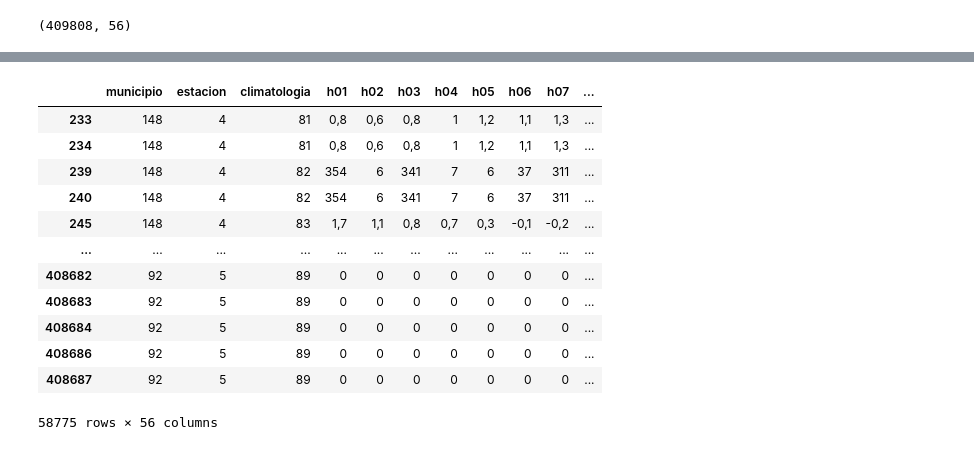
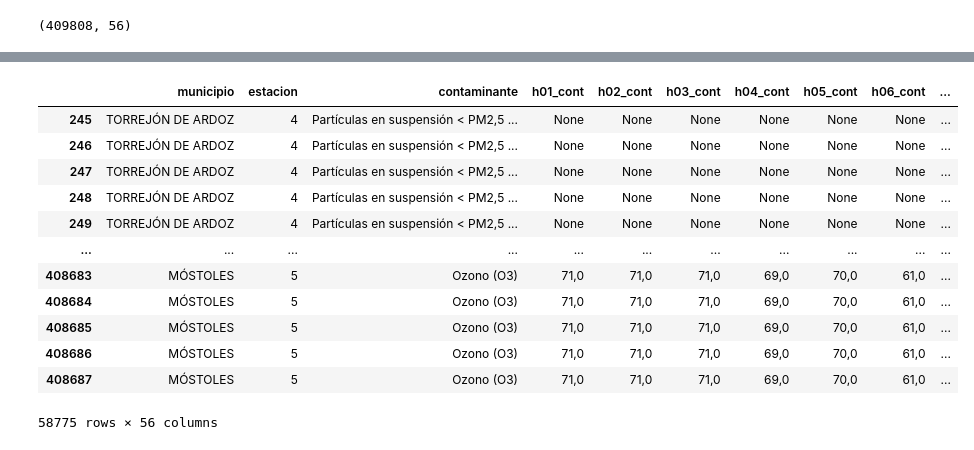
Before and after one commit to Yakondra/Final-project-air-quality, a Jupyter notebook: src/air_quality_2.ipynb, the cells around one changed output, grey strips where cells are left out. Drawn from its saved outputs; the diff is of its cells as text; code cells hidden in the pictures.

```diff
--- a/src/air_quality_2.ipynb
+++ b/src/air_quality_2.ipynb
@@ -169,23 +352,22 @@ h24              2373
 fecha               0
 dtype: int64
-# %%
-# Ver las filas que contienen al menos un valor nulo en el DataFrame air_quality
-filas_con_nulos = air_quality[air_quality.isnull().any(axis=1)]
-filas_con_nulos
-# %% [output]
-|  | municipio | estacion | climatologia | h01 | h02 | h03 | h04 | h05 | h06 | h07 | ... |
-| 233 | 148 | 4 | 81 | 0,8 | 0,6 | 0,8 | 1 | 1,2 | 1,1 | 1,3 | ... |
-| 234 | 148 | 4 | 81 | 0,8 | 0,6 | 0,8 | 1 | 1,2 | 1,1 | 1,3 | ... |
-| 239 | 148 | 4 | 82 | 354 | 6 | 341 | 7 | 6 | 37 | 311 | ... |
-| 240 | 148 | 4 | 82 | 354 | 6 | 341 | 7 | 6 | 37 | 311 | ... |
-| 245 | 148 | 4 | 83 | 1,7 | 1,1 | 0,8 | 0,7 | 0,3 | -0,1 | -0,2 | ... |
-| ... | ... | ... | ... | ... | ... | ... | ... | ... | ... | ... | ... |
-| 408682 | 92 | 5 | 89 | 0 | 0 | 0 | 0 | 0 | 0 | 0 | ... |
-| 408683 | 92 | 5 | 89 | 0 | 0 | 0 | 0 | 0 | 0 | 0 | ... |
-| 408684 | 92 | 5 | 89 | 0 | 0 | 0 | 0 | 0 | 0 | 0 | ... |
-| 408686 | 92 | 5 | 89 | 0 | 0 | 0 | 0 | 0 | 0 | 0 | ... |
-| 408687 | 92 | 5 | 89 | 0 | 0 | 0 | 0 | 0 | 0 | 0 | ... |
-58775 rows × 56 columns
+# %%
+rows_with_nulls = air_quality[air_quality.isnull().any(axis=1)]
+rows_with_nulls
+# %% [output]
+|  | municipio | estacion | contaminante | h01_cont | h02_cont | h03_cont | h04_cont | h05_cont | h06_cont | ... |
+| 245 | TORREJÓN DE ARDOZ | 4 | Partículas en suspensión < PM2,5 ... | None | None | None | None | None | None | ... |
+| 246 | TORREJÓN DE ARDOZ | 4 | Partículas en suspensión < PM2,5 ... | None | None | None | None | None | None | ... |
+| 247 | TORREJÓN DE ARDOZ | 4 | Partículas en suspensión < PM2,5 ... | None | None | None | None | None | None | ... |
+| 248 | TORREJÓN DE ARDOZ | 4 | Partículas en suspensión < PM2,5 ... | None | None | None | None | None | None | ... |
+| 249 | TORREJÓN DE ARDOZ | 4 | Partículas en suspensión < PM2,5 ... | None | None | None | None | None | None | ... |
+| ... | ... | ... | ... | ... | ... | ... | ... | ... | ... | ... |
+| 408683 | MÓSTOLES | 5 | Ozono (O3) | 71,0 | 71,0 | 71,0 | 69,0 | 70,0 | 61,0 | ... |
+| 408684 | MÓSTOLES | 5 | Ozono (O3) | 71,0 | 71,0 | 71,0 | 69,0 | 70,0 | 61,0 | ... |
+| 408685 | MÓSTOLES | 5 | Ozono (O3) | 71,0 | 71,0 | 71,0 | 69,0 | 70,0 | 61,0 | ... |
+| 408686 | MÓSTOLES | 5 | Ozono (O3) | 71,0 | 71,0 | 71,0 | 69,0 | 70,0 | 61,0 | ... |
+| 408687 | MÓSTOLES | 5 | Ozono (O3) | 71,0 | 71,0 | 71,0 | 69,0 | 70,0 | 61,0 | ... |
+58775 rows × 56 columns
 # %%
 air_quality_sin_nulos = air_quality.dropna()
 air_quality_sin_nulos
```
Also changed, not shown: parts of 16 cells of this notebook, 1 other file.
